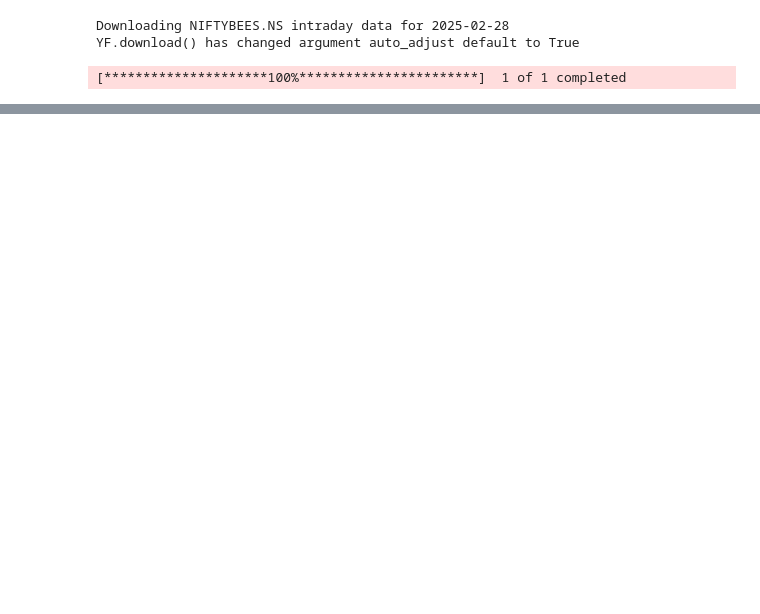
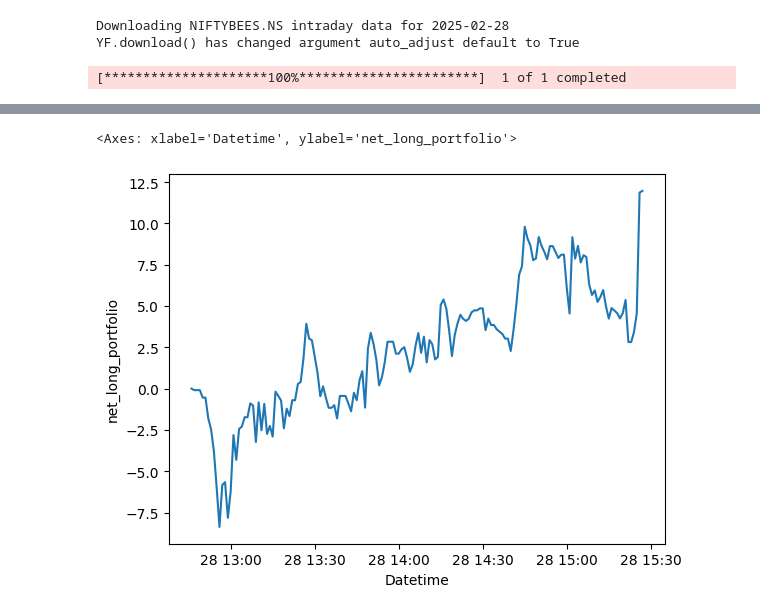
Before and after one commit to vkthakur90/AI_Applications, a Jupyter notebook: Performace_Enhanced_Auto_Regreesion.ipynb, the cells around one changed output, grey strips where cells are left out. Saved outputs shown, nothing was run; the diff lists cells and outputs as text; code cells hidden in the pictures; blank space fills up the shorter version.

```diff
--- a/Performace_Enhanced_Auto_Regreesion.ipynb
+++ b/Performace_Enhanced_Auto_Regreesion.ipynb
@@ -312,0 +355,5 @@ plt.axvline(entity['monte_carlo_quantiles'].index[0], linestyle = '--')
+# %%
+sns.lineplot(x = 'Datetime', y = 'net_long_portfolio', data = entity['strategy'].reset_index())
+# %% [output]
+<Axes: xlabel='Datetime', ylabel='net_long_portfolio'>
+[figure, added]
```
Also changed, not shown: parts of 13 cells of this notebook.
